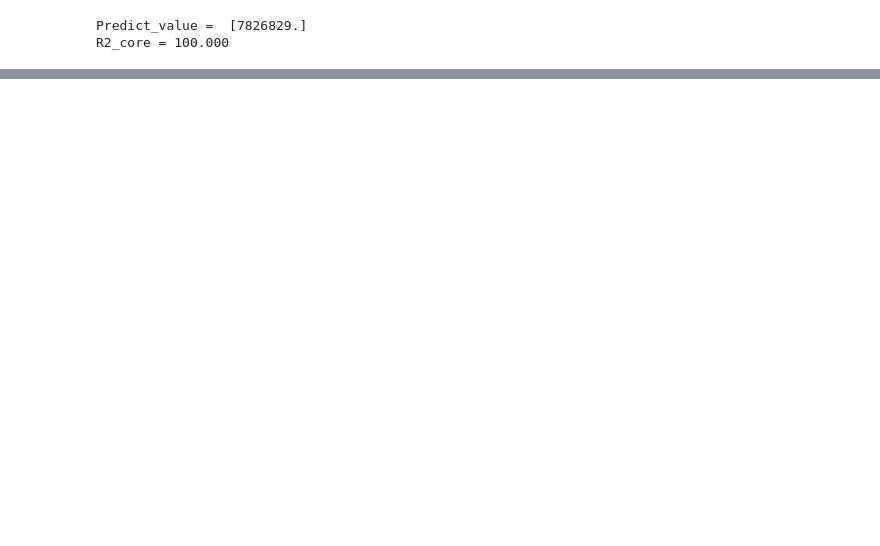
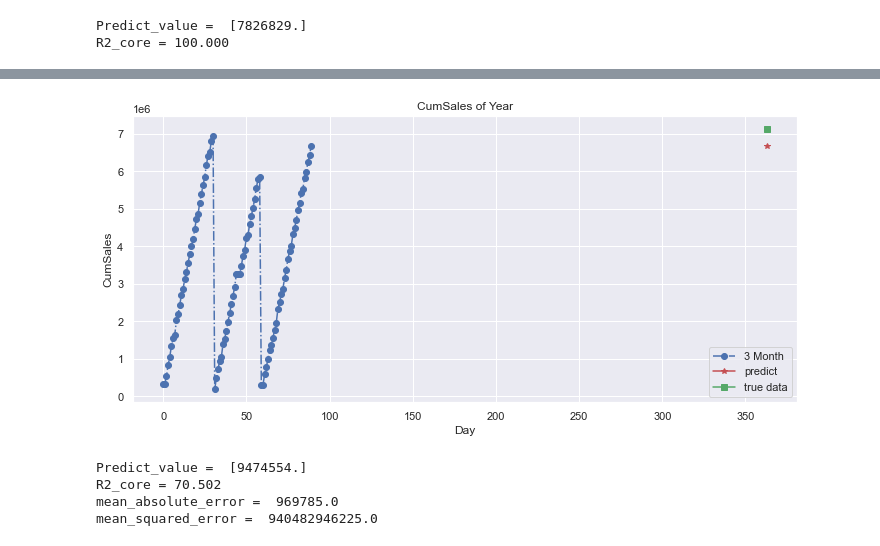
Before and after one commit to Raum27/sale_animal, a Jupyter notebook: morega_v5.ipynb, the cells around one changed output, grey strips where cells are left out. Cells and saved outputs as stored; diff of their text form; code cells hidden in the pictures; blank space fills up the shorter version.

```diff
--- a/morega_v5.ipynb
+++ b/morega_v5.ipynb
@@ -806,0 +847,42 @@ for i in range(6):
+# %%
+
+# inverse_d_new(info)
+sn.set_theme(style='darkgrid')
+plt.figure(figsize=[10,5])
+plt.plot(x_train,y_train,marker='o',label='3 Month',linestyle='-.',color='b')
+plt.plot(info[x,0],pred,marker='*',color='r',label='predict')
+plt.plot(info[x,0],info[x,1],marker='s',color='g',label='true data')
+# plt.plot([x_train[30],x_train[58],x_train[-1]],[y_train[30],y_train[58],y_train[-1]],marker='x',label='3 Month',linestyle='-.')
+# plt.plot(info[x,0],pred,marker='D',color='r',label='predict')
+# plt.plot(info[x,0],info[x,1],marker='s',color='y',label='true data')
+plt.legend()
+plt.xlabel('Day')
+plt.ylabel('CumSales')
+plt.title('CumSales of Year')
+plt.tight_layout()
+plt.show()
+# %% [output]
+[figure, added]
+# %%
+##### Year 1-3 ##### DecisionTreeRegressor predict 12 Year
+from sklearn.tree import DecisionTreeRegressor
+
+x_train = info[:1461,0]
+y_train = info[:1461,1]
+dtree =  DecisionTreeRegressor(max_depth=15)
+dtree.fit(x_train.reshape(-1,1),y_train)
+
+x = info[4533,0]
+pred=dtree.predict([[x]])
+r_score =dtree.score(x_train.reshape(-1,1),y_train)
+
+print("Predict_value = ",pred)
+print("R2_core = %.3f" % (r_score*100))
+print("mean_absolute_error = ",mean_absolute_error([info[4533,1]],pred))
+print("mean_squared_error = ",mean_squared_error([info[4533,1]],pred))
+# info[4534,0]
+# %% [output]
+Predict_value =  [9474554.]
+R2_core = 70.502
+mean_absolute_error =  969785.0
+mean_squared_error =  940482946225.0
```
Also changed, not shown: parts of 19 cells of this notebook, 3 other files.
